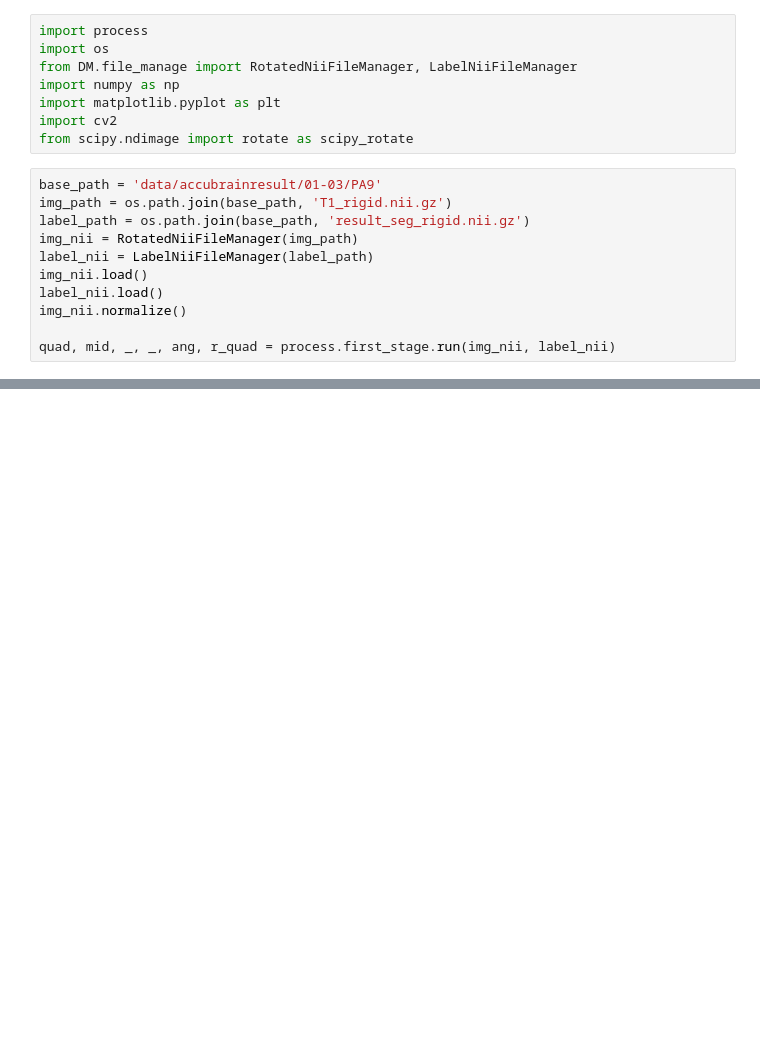
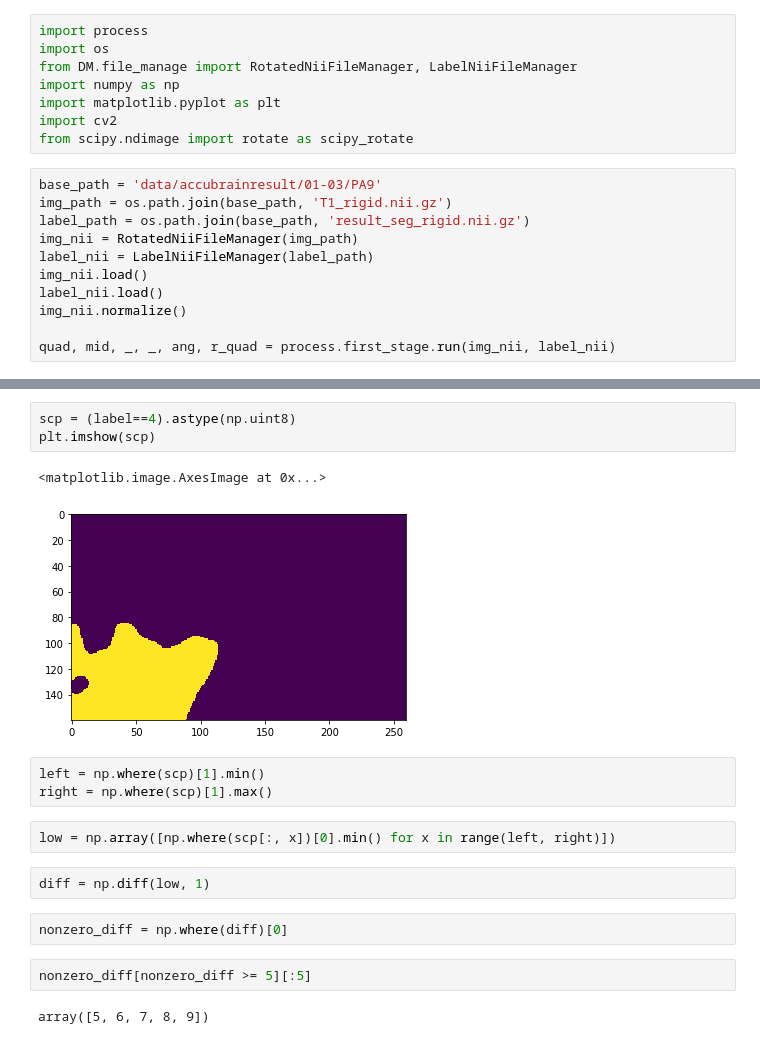
Before and after one commit to ChanceAroundYou/MPRI, a Jupyter notebook: Untitled.ipynb, the cells around one changed output, grey strips where cells are left out. Cells and saved outputs as stored; diff of their text form; blank space fills up the shorter version.

```diff
--- a/Untitled.ipynb
+++ b/Untitled.ipynb
@@ -122,0 +125,19 @@ r_scp_0.sum(axis=1).max() / size + 0.3, r_scp_1.sum(axis=1).max() / size + 0.3
+# %%
+scp = (label==4).astype(np.uint8)
+plt.imshow(scp)
+# %% [output]
+<matplotlib.image.AxesImage at 0x...>
+[figure, added]
+# %%
+left = np.where(scp)[1].min()
+right = np.where(scp)[1].max()
+# %%
+low = np.array([np.where(scp[:, x])[0].min() for x in range(left, right)])
+# %%
+diff = np.diff(low, 1)
+# %%
+nonzero_diff = np.where(diff)[0]
+# %%
+nonzero_diff[nonzero_diff >= 5][:5]
+# %% [output]
+array([5, 6, 7, 8, 9])
```
Also changed, not shown: parts of 5 cells of this notebook, 5 other files.
